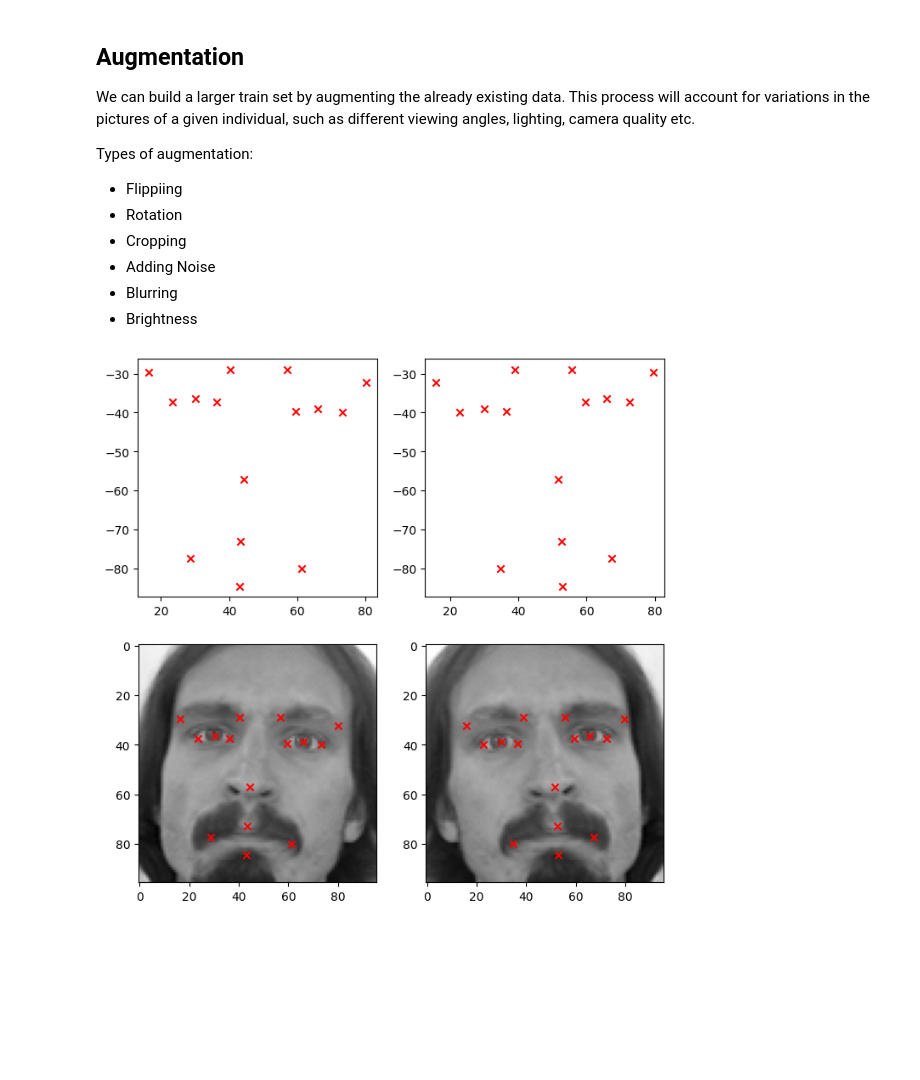
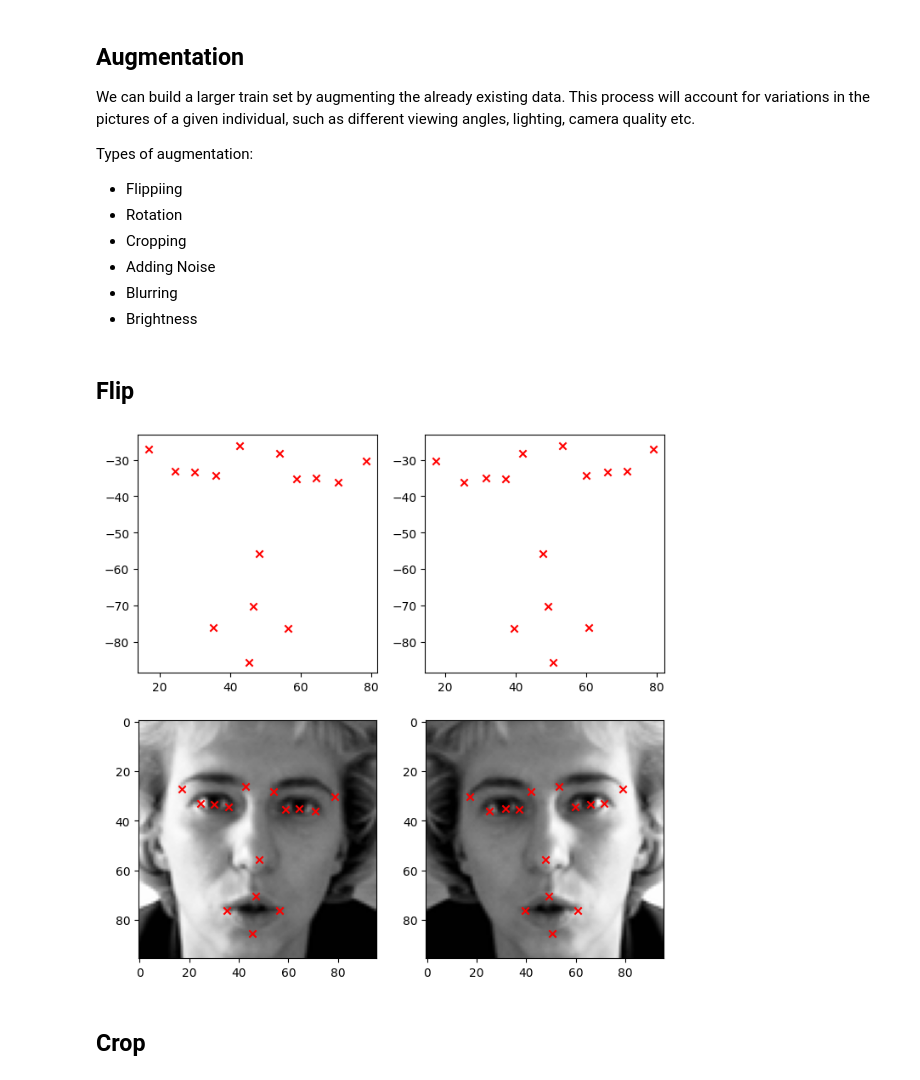
Before and after one commit to abhayp2204/Facial-Keypoints-Recognition, a Jupyter notebook: code.ipynb, the cells around one changed output. Saved outputs shown, nothing was run; the diff lists cells and outputs as text; code cells hidden in the pictures; blank space fills up the shorter version.

Commit message:
augment

```diff
--- a/code.ipynb
+++ b/code.ipynb
@@ -92,7 +93,7 @@ Shape of targets =  (2140, 30)
 # %% [markdown]
 # Display the images
 # %%
-def show_image(img, feat):
+def show_images(img, feat):
     plt.imshow(img, cmap=plt.cm.gray)
     plt.scatter(feat[0::2], feat[1::2], c="r", marker="x")
 # %%
@@ -123,20 +124,31 @@ def show_augmentation(img, feat, img_f, feat_f):
     plt.scatter(feat_f[0::2], -feat_f[1::2], c="r", marker="x")
 
     plt.subplot(2, 2, 3)
-    show_image(img, feat)
+    show_images(img, feat)
 
     plt.subplot(2, 2, 4)
-    show_image(img_f, feat_f)
+    show_images(img_f, feat_f)
-# %%
-image, feature = images[0].copy(), targets[0].copy()
-flipped_img = np.fliplr(image)
-flipped_feat = feature.copy()
-for i, v in enumerate(feature):
-    # flip only x-axis
-    if i % 2 == 0:
-        v = 96 - v
-    flipped_feat[i] = v
-# %%
-show_augmentation(image, feature, flipped_img, flipped_feat)
-# %% [output]
-[figure, removed]
+# %% [markdown]
+## Flip
+# %%
+def aug_flip(images, features):
+    flipped_images = np.flip(images, axis=2)
+
+    flipped_features = features.copy()
+    for i, feat in enumerate(flipped_features):
+        for j, val in enumerate(feat):
+            if j % 2 == 0:
+                flipped_features[i][j] = 96 - val
+    return flipped_images, flipped_features
+
+augmentation_functions = {
+    "flip": aug_flip
+}
+# %%
+flip_imgs, flipped_feats = aug_flip(images[:5], targets[:5])
+i = 1
+show_augmentation(images[i], targets[i], flip_imgs[i], flipped_feats[i])
+# %% [output]
+[figure, added]
+# %% [markdown]
+## Crop
```
Also changed, not shown: parts of 22 cells of this notebook.
